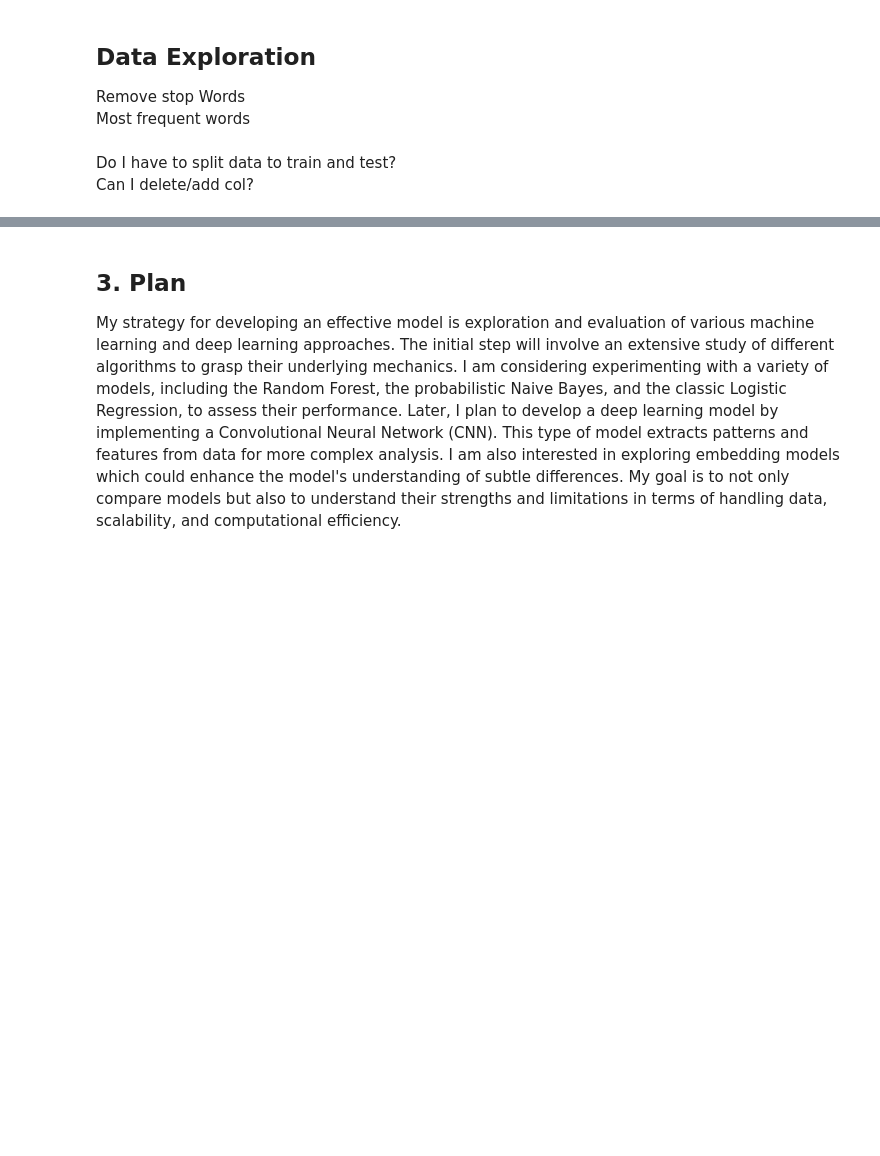
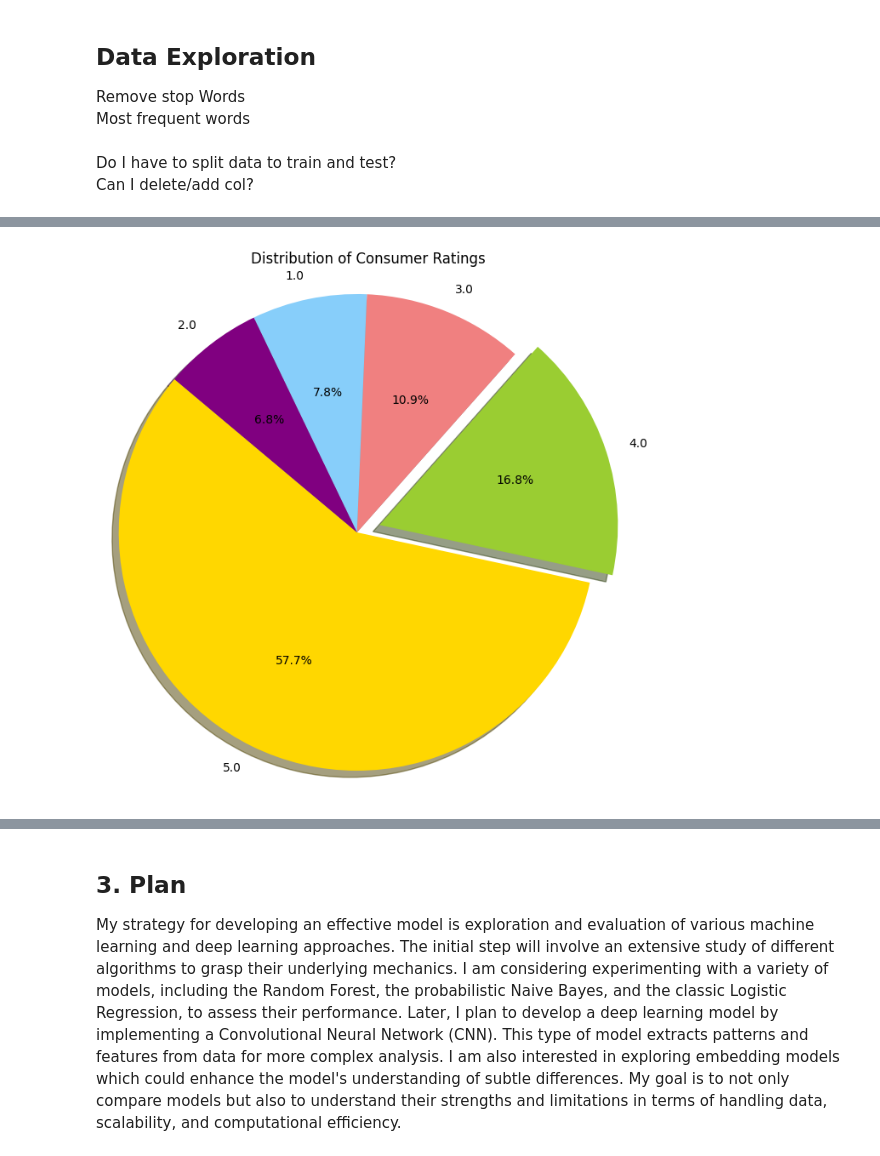
Before and after one commit to Ariamestra/ConsumerReviews, a Jupyter notebook: project_part1.ipynb, the cells around one changed output, grey strips where cells are left out. Drawn from its saved outputs; the diff is of its cells as text; code cells hidden in the pictures; blank space fills up the shorter version.

```diff
--- a/project_part1.ipynb
+++ b/project_part1.ipynb
@@ -53,2 +110,21 @@ print(df.describe())
+# %%
+# Assuming 'df' is your DataFrame and 'Cons_rating' is the column with ratings
+ratings_counts = df['Cons_rating'].value_counts()
+
+# Now, let's create a pie chart for these rating counts
+labels = ratings_counts.index
+sizes = ratings_counts.values
+colors = ['gold', 'yellowgreen', 'lightcoral', 'lightskyblue', 'purple']  # colors for each section
+explode = [0] * len(labels)  # Create an 'explode' list with all zeros
+if 4 in labels:  # Check if '4' is one of the labels and 'explode' that slice if it is
+    explode[labels.tolist().index(4)] = 0.1
+
+plt.figure(figsize=(8, 8))
+plt.pie(sizes, explode=explode, labels=labels, colors=colors, autopct='%1.1f%%', shadow=True, startangle=140)
+plt.axis('equal')  # Equal aspect ratio ensures that pie chart is drawn as a circle.
+plt.title('Distribution of Consumer Ratings')
+plt.show()
+# %% [output]
+[figure, added]
 # %%
 # Check for the number of missing values in each column
```
Also changed, not shown: parts of 11 cells of this notebook.
